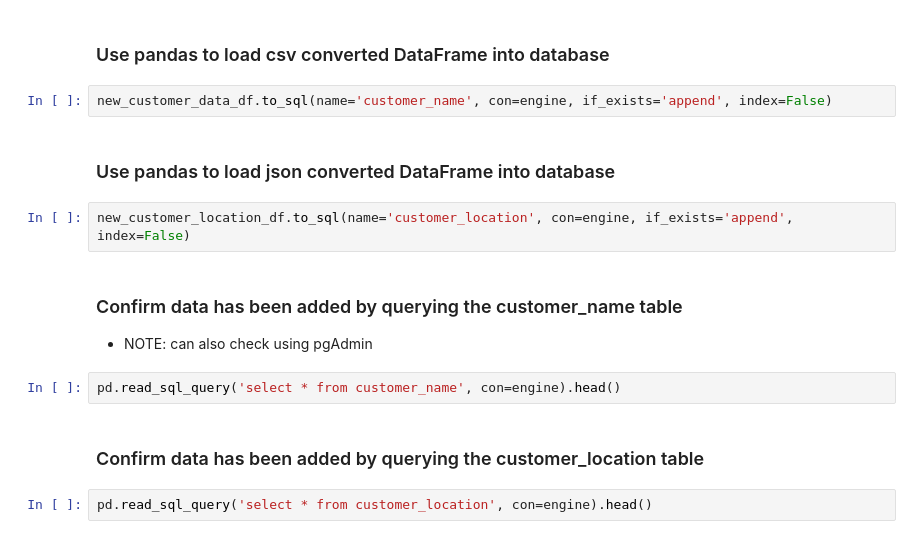
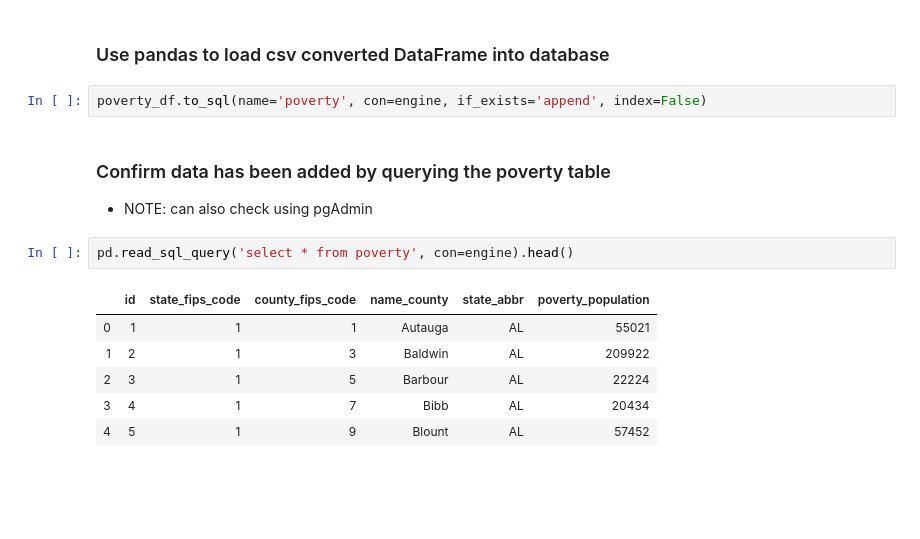
Before and after one commit to Lorsmo/Repo-ETL-Project-, a Jupyter notebook: poverty.ipynb, the cells around one changed output. Cells and saved outputs as stored; diff of their text form; blank space fills up the shorter version.

```diff
--- a/poverty.ipynb
+++ b/poverty.ipynb
@@ -127,17 +169,16 @@ OperationalError: (psycopg2.OperationalError) FATAL:  password authentication fa
 # %% [markdown]
 ### Use pandas to load csv converted DataFrame into database
 # %%
-new_customer_data_df.to_sql(name='customer_name', con=engine, if_exists='append', index=False)
+poverty_df.to_sql(name='poverty', con=engine, if_exists='append', index=False)
-# %% [markdown]
-### Use pandas to load json converted DataFrame into database
-# %%
-new_customer_location_df.to_sql(name='customer_location', con=engine, if_exists='append', index=False)
 # %% [markdown]
-### Confirm data has been added by querying the customer_name table
+### Confirm data has been added by querying the poverty table
 * NOTE: can also check using pgAdmin
 # %%
-pd.read_sql_query('select * from customer_name', con=engine).head()
+pd.read_sql_query('select * from poverty', con=engine).head()
+# %% [output]
+|  | id | state_fips_code | county_fips_code | name_county | state_abbr | poverty_population |
+| 0 | 1 | 1 | 1 | Autauga | AL | 55021 |
+| 1 | 2 | 1 | 3 | Baldwin | AL | 209922 |
+| 2 | 3 | 1 | 5 | Barbour | AL | 22224 |
+| 3 | 4 | 1 | 7 | Bibb | AL | 20434 |
+| 4 | 5 | 1 | 9 | Blount | AL | 57452 |
-# %% [markdown]
-### Confirm data has been added by querying the customer_location table
-# %%
-pd.read_sql_query('select * from customer_location', con=engine).head()
```
Also changed, not shown: parts of 9 cells of this notebook, 4 other files.
